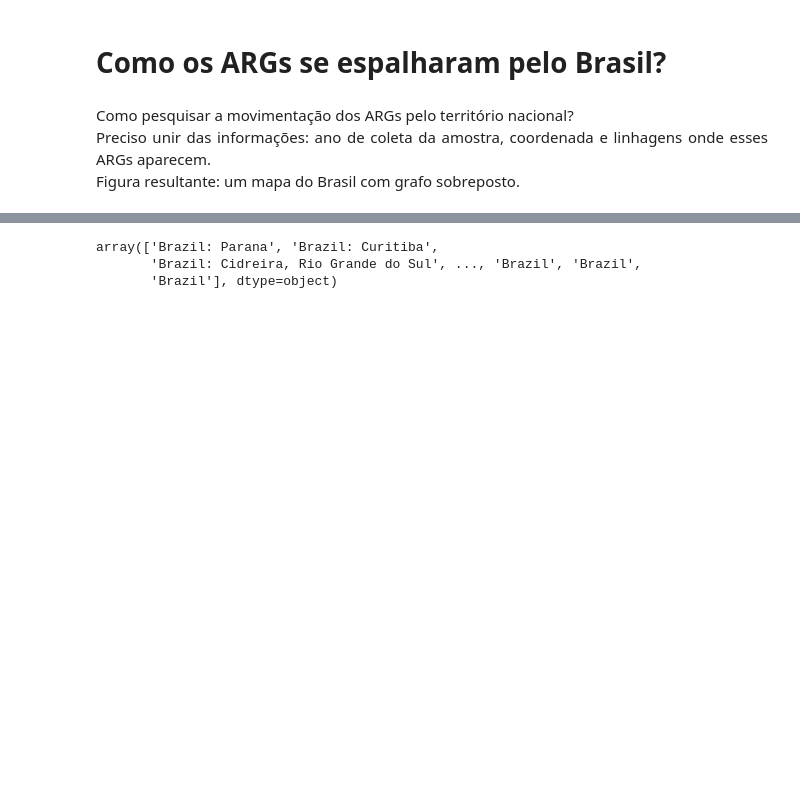
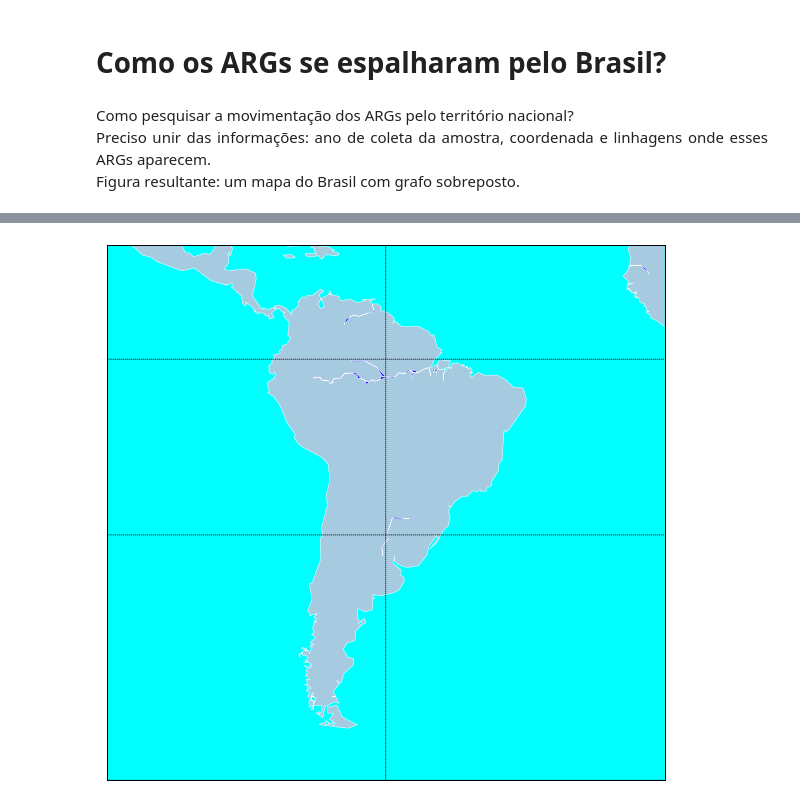
Before and after one commit to tiagocabralborelli/ARG-Sentinel, a Jupyter notebook: codebrazil.ipynb, the cells around one changed output, grey strips where cells are left out. Drawn from its saved outputs; the diff is of its cells as text; code cells hidden in the pictures; blank space fills up the shorter version.

Commit message:
basemap draw

```diff
--- a/codebrazil.ipynb
+++ b/codebrazil.ipynb
@@ -164,6 +164,0 @@ Total de 1472 ARGs coletados com coordenadas
-# %%
-args_spread['country'].values
-# %% [output]
-array(['Brazil: Parana', 'Brazil: Curitiba',
-       'Brazil: Cidreira, Rio Grande do Sul', ..., 'Brazil', 'Brazil',
-       'Brazil'], dtype=object)
@@ -169,0 +167,14 @@ array(['Brazil: Parana', 'Brazil: Curitiba',
+# %%
+plt.figure(figsize=(10,10))
+map = Basemap(projection='merc',llcrnrlat=-60,urcrnrlat=20,\
+            llcrnrlon=-110,urcrnrlon=-10,lat_ts=30,resolution='c')
+
+
+map.drawcoastlines(linewidth=.5, color="white")
+map.drawmeridians(np.arange(0.,360.,60,))
+map.drawparallels(np.arange(-90.,120.,30))
+map.fillcontinents(color = '#A6CAE0', lake_color = 'blue')
+map.drawmapboundary(fill_color='cyan')
+plt.show()
+# %% [output]
+[figure, added]
```
Also changed, not shown: parts of 3 cells of this notebook.
